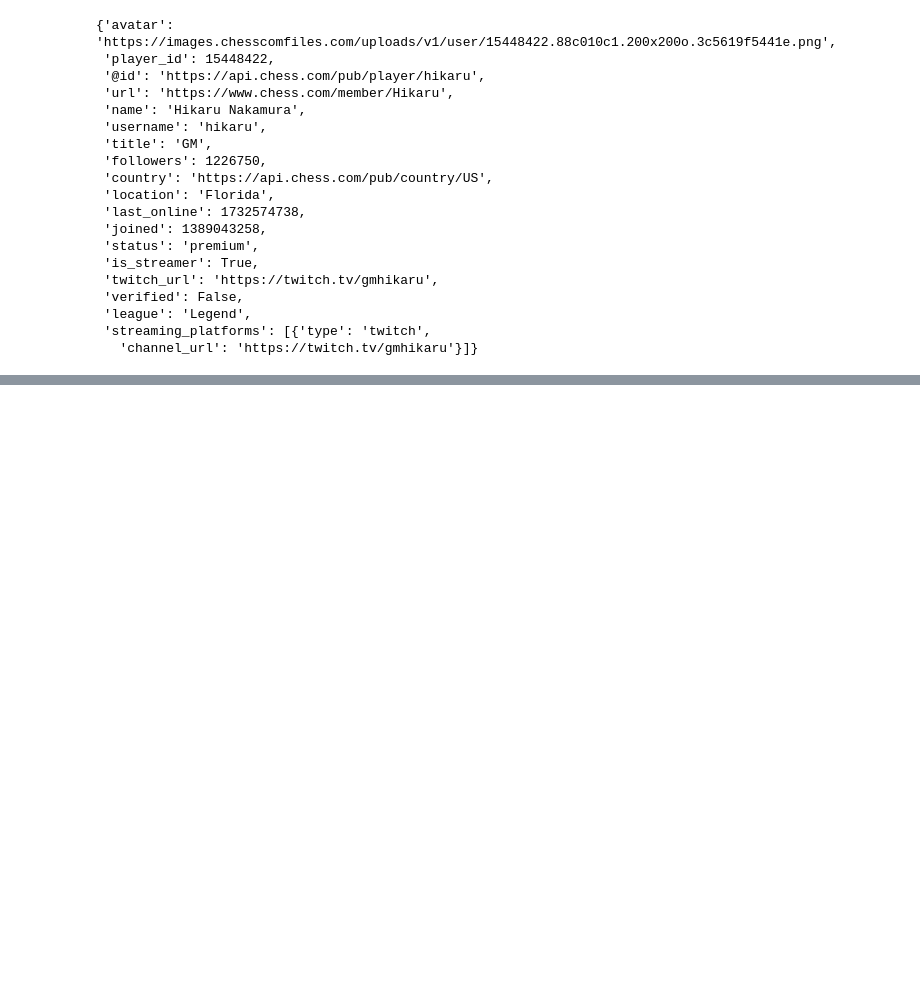
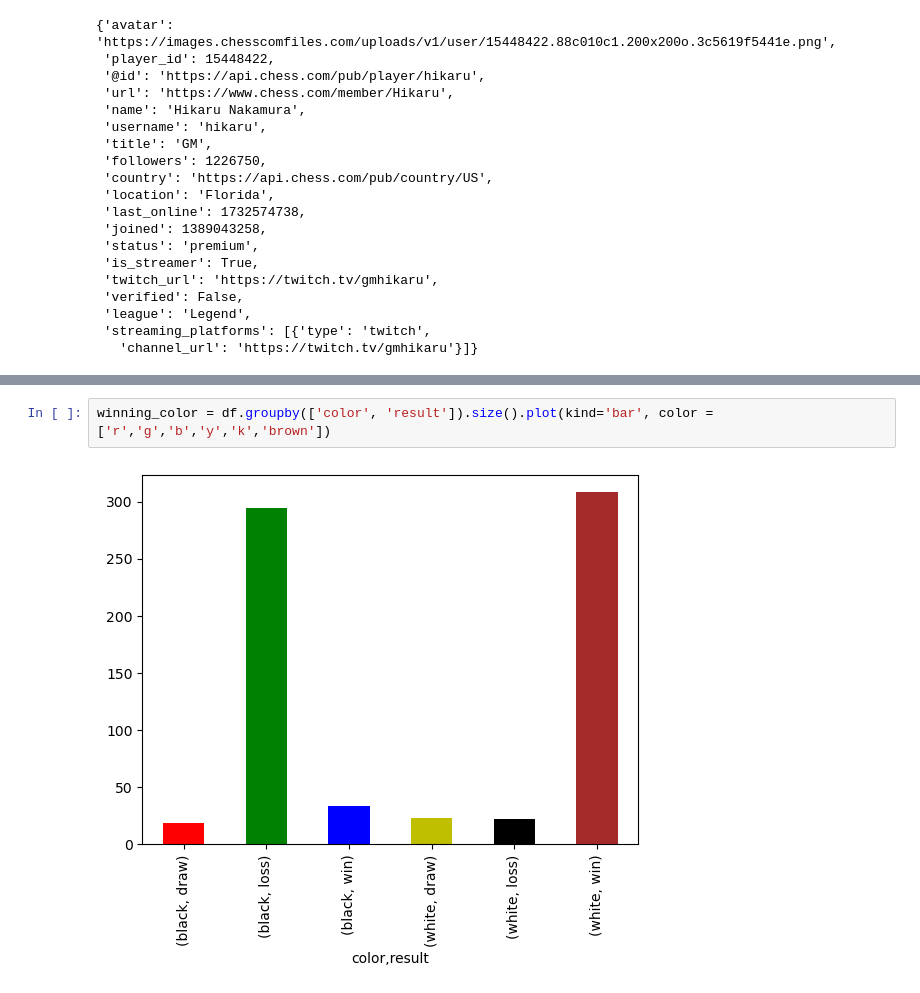
Before and after one commit to rukangu/info2000fa24Classwork, a Jupyter notebook: requests/chess.ipynb, the cells around one changed output, grey strips where cells are left out. Saved outputs shown, nothing was run; the diff lists cells and outputs as text; blank space fills up the shorter version.

```diff
--- a/requests/chess.ipynb
+++ b/requests/chess.ipynb
@@ -60,0 +210,4 @@ response.json()
+# %%
+winning_color = df.groupby(['color', 'result']).size().plot(kind='bar', color = ['r','g','b','y','k','brown'])
+# %% [output]
+[figure, added]
```
Also changed, not shown: parts of 35 cells of this notebook.
